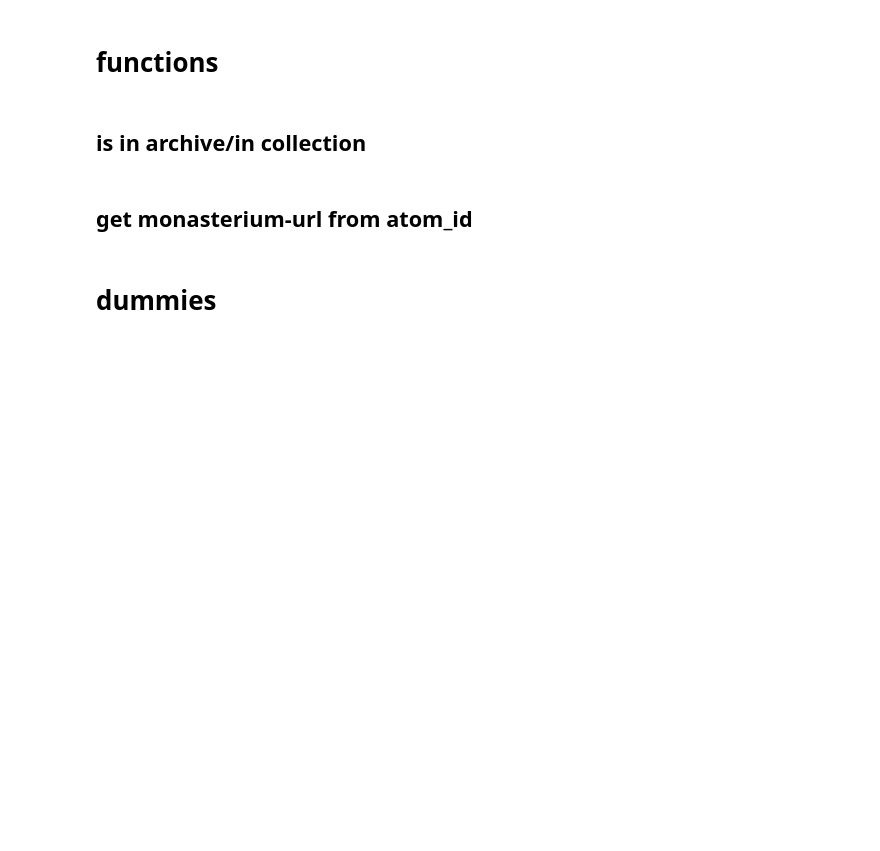
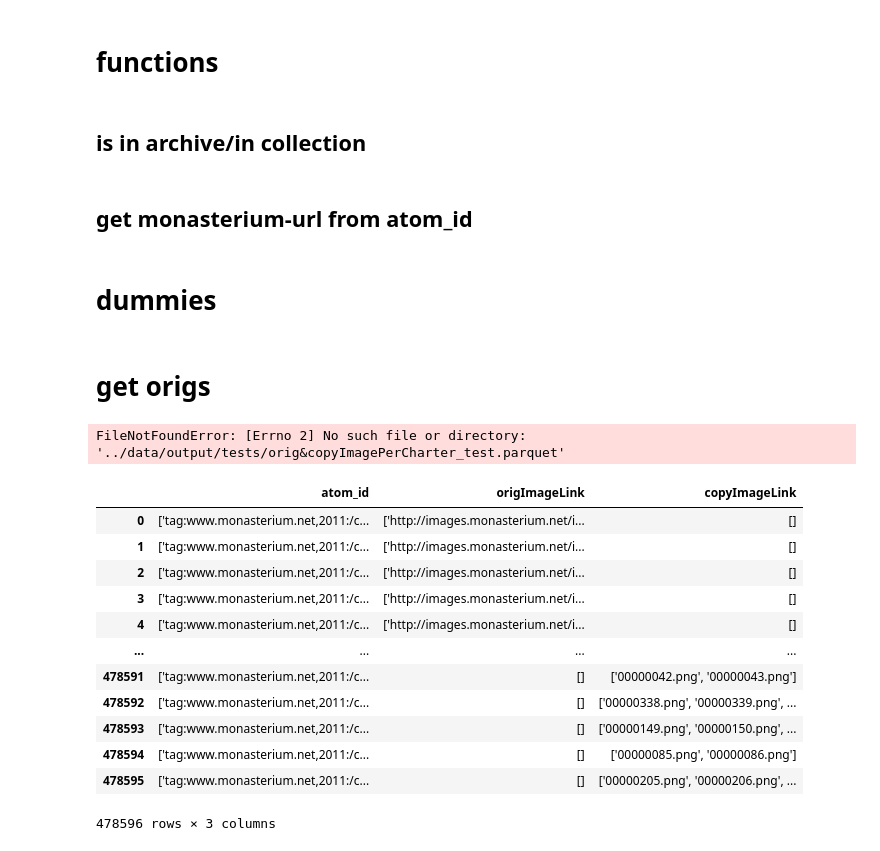
Before and after one commit to Didip-eu/ddpa_lines, a Jupyter notebook: notebooks/playground.ipynb, the cells around one changed output. Cells and saved outputs as stored; diff of their text form; code cells hidden in the pictures; blank space fills up the shorter version.

```diff
--- a/notebooks/playground.ipynb
+++ b/notebooks/playground.ipynb
@@ -878,3 +877,10 @@ df = list(zip(atom_id_lst, url_lst))
 df_full = pd.DataFrame(df).rename(columns={ 0:'atom_id', 1:'url'})
 
 df_full.to_csv("atomID+url.csv", encoding="utf-8")
+# %% [markdown]
+# get origs
+# %%
+df = pd.read_parquet('../data/output/tests/orig&copyImagePerCharter_test.parquet', engine='pyarrow')
+#df = df.iloc[: , 1:]
+# %% [output]
+FileNotFoundError: [Errno 2] No such file or directory: '../data/output/tests/orig&copyImagePerCharter_test.parquet'
@@ -880,0 +889,16 @@ df_full.to_csv("atomID+url.csv", encoding="utf-8")
+# %%
+df.explode("origImageLink")
+# %% [output]
+|  | atom_id | origImageLink | copyImageLink |
+| 0 | ['tag:www.monasterium.net,2011:/c... | ['http://images.monasterium.net/i... | [] |
+| 1 | ['tag:www.monasterium.net,2011:/c... | ['http://images.monasterium.net/i... | [] |
+| 2 | ['tag:www.monasterium.net,2011:/c... | ['http://images.monasterium.net/i... | [] |
+| 3 | ['tag:www.monasterium.net,2011:/c... | ['http://images.monasterium.net/i... | [] |
+| 4 | ['tag:www.monasterium.net,2011:/c... | ['http://images.monasterium.net/i... | [] |
+| ... | ... | ... | ... |
+| 478591 | ['tag:www.monasterium.net,2011:/c... | [] | ['00000042.png', '00000043.png'] |
+| 478592 | ['tag:www.monasterium.net,2011:/c... | [] | ['00000338.png', '00000339.png', ... |
+| 478593 | ['tag:www.monasterium.net,2011:/c... | [] | ['00000149.png', '00000150.png', ... |
+| 478594 | ['tag:www.monasterium.net,2011:/c... | [] | ['00000085.png', '00000086.png'] |
+| 478595 | ['tag:www.monasterium.net,2011:/c... | [] | ['00000205.png', '00000206.png', ... |
+478596 rows × 3 columns
```
Also changed, not shown: parts of 5 cells of this notebook, 2 other files.
